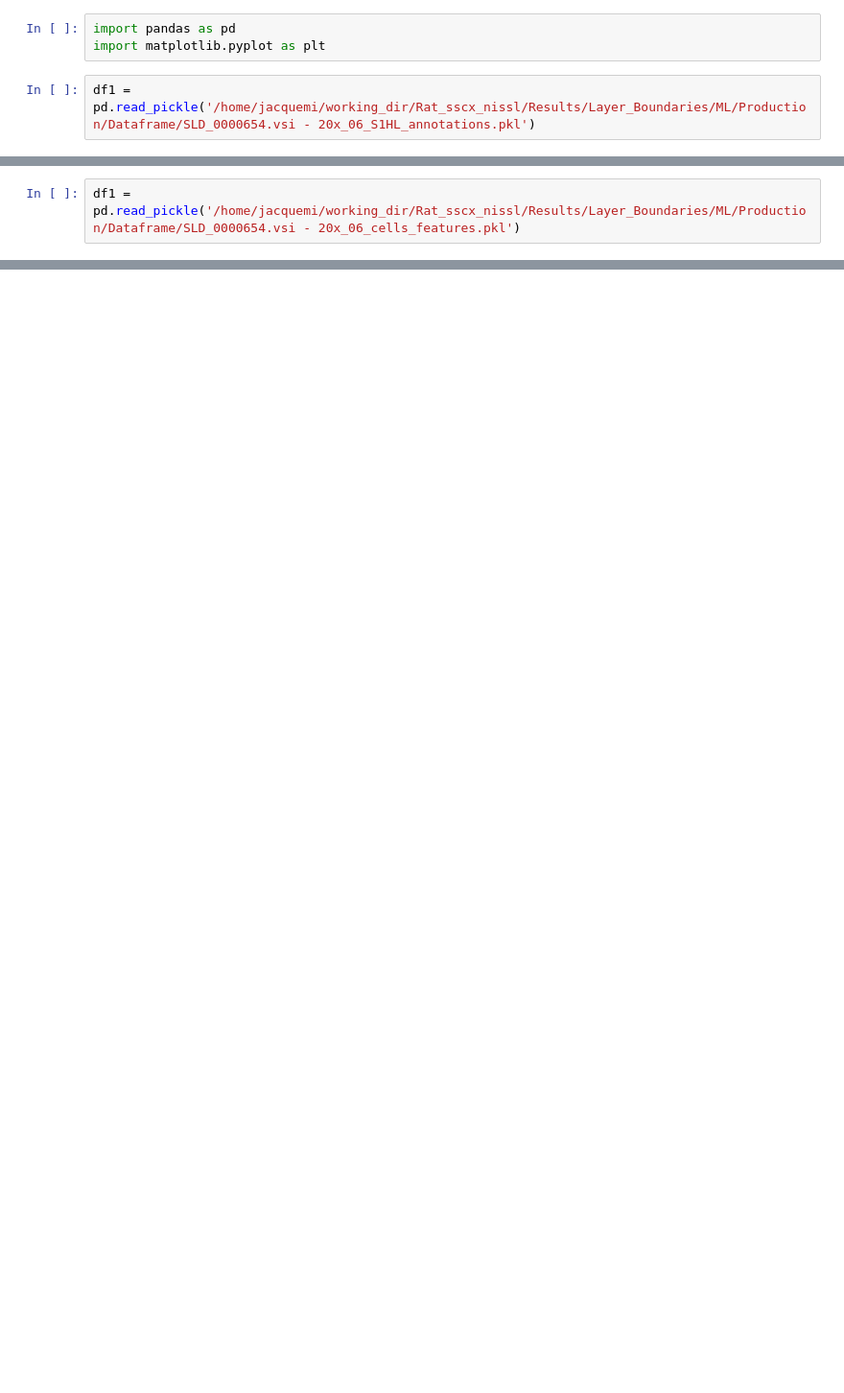
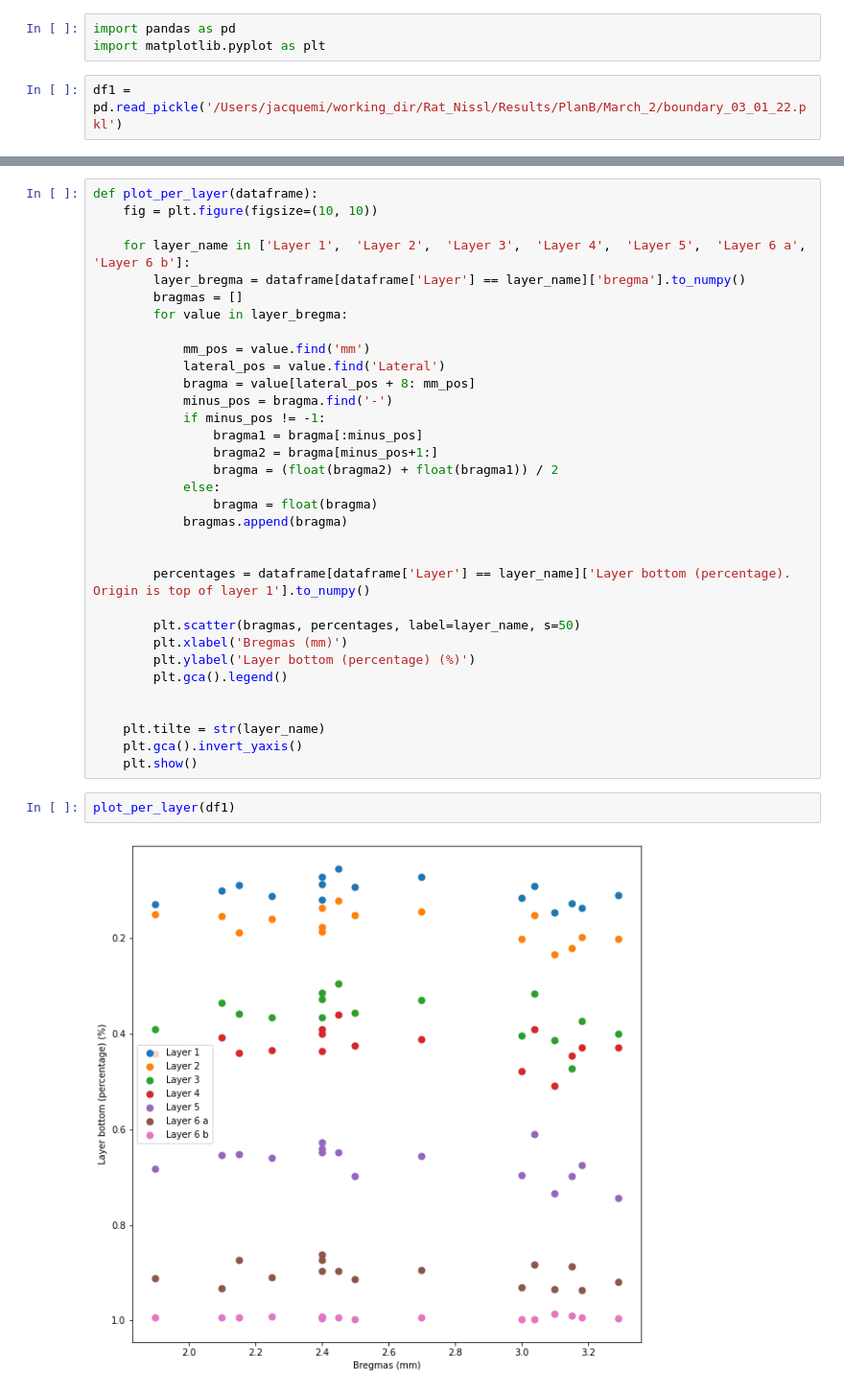
Before and after one commit to jacquemi-bbp/rat_sscx_nissl_analysis, a Jupyter notebook: Notebooks/Plot plan boundaries layers.ipynb, the cells around one changed output, grey strips where cells are left out. Shown at 96% size. Saved outputs shown, nothing was run; the diff lists cells and outputs as text; blank space fills up the shorter version.

```diff
--- a/Notebooks/Plot plan boundaries layers.ipynb
+++ b/Notebooks/Plot plan boundaries layers.ipynb
@@ -2,4 +2,4 @@
 import pandas as pd
 import matplotlib.pyplot as plt
 # %%
-df1 = pd.read_pickle('/home/jacquemi/working_dir/Rat_sscx_nissl/Results/Layer_Boundaries/ML/Production/Dataframe/SLD_0000654.vsi - 20x_06_S1HL_annotations.pkl')
+df1 = pd.read_pickle('/Users/jacquemi/working_dir/Rat_Nissl/Results/PlanB/March_2/boundary_03_01_22.pkl')
@@ -22,2 +5,0 @@ df1
-# %%
-df1 = pd.read_pickle('/home/jacquemi/working_dir/Rat_sscx_nissl/Results/Layer_Boundaries/ML/Production/Dataframe/SLD_0000654.vsi - 20x_06_cells_features.pkl')
@@ -103,0 +26,37 @@ Index(['Image', 'Name', 'Class', 'Parent', 'ROI', 'Centroid X µm',
+# %%
+def plot_per_layer(dataframe):
+    fig = plt.figure(figsize=(10, 10))
+
+    for layer_name in ['Layer 1',  'Layer 2',  'Layer 3',  'Layer 4',  'Layer 5',  'Layer 6 a',  'Layer 6 b']:
+        layer_bregma = dataframe[dataframe['Layer'] == layer_name]['bregma'].to_numpy()
+        bragmas = []
+        for value in layer_bregma:
+
+            mm_pos = value.find('mm')
+            lateral_pos = value.find('Lateral')
+            bragma = value[lateral_pos + 8: mm_pos]
+            minus_pos = bragma.find('-')
+            if minus_pos != -1:
+                bragma1 = bragma[:minus_pos]
+                bragma2 = bragma[minus_pos+1:]
+                bragma = (float(bragma2) + float(bragma1)) / 2
+            else:
+                bragma = float(bragma)
+            bragmas.append(bragma)
+
+
+        percentages = dataframe[dataframe['Layer'] == layer_name]['Layer bottom (percentage). Origin is top of layer 1'].to_numpy()
+
+        plt.scatter(bragmas, percentages, label=layer_name, s=50)
+        plt.xlabel('Bregmas (mm)')
+        plt.ylabel('Layer bottom (percentage) (%)')
+        plt.gca().legend()
+
+
+    plt.tilte = str(layer_name)
+    plt.gca().invert_yaxis()
+    plt.show()
+# %%
+plot_per_layer(df1)
+# %% [output]
+[figure, added]
```
Also changed, not shown: parts of 11 cells of this notebook, 7 other files.
